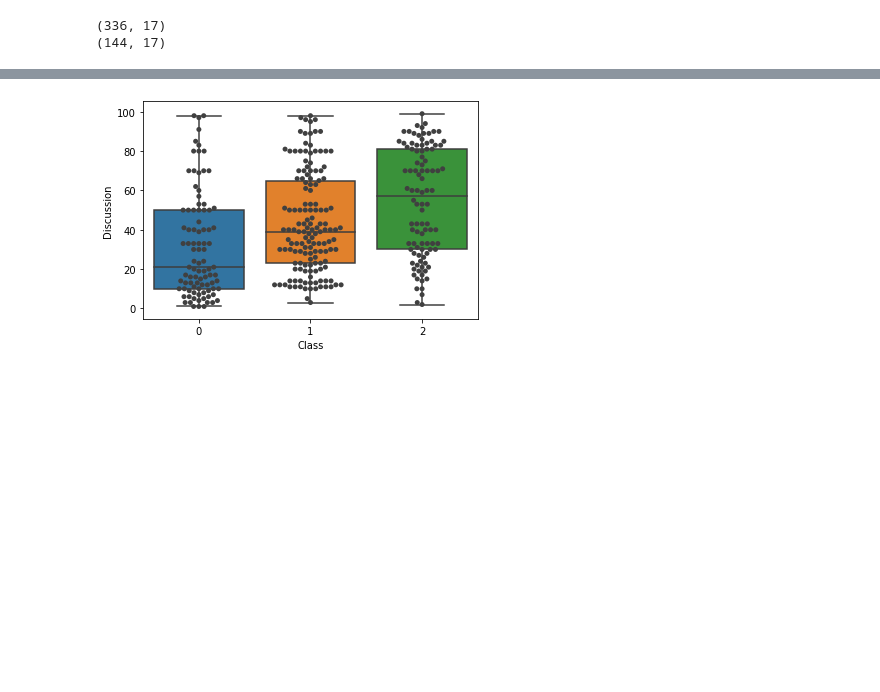
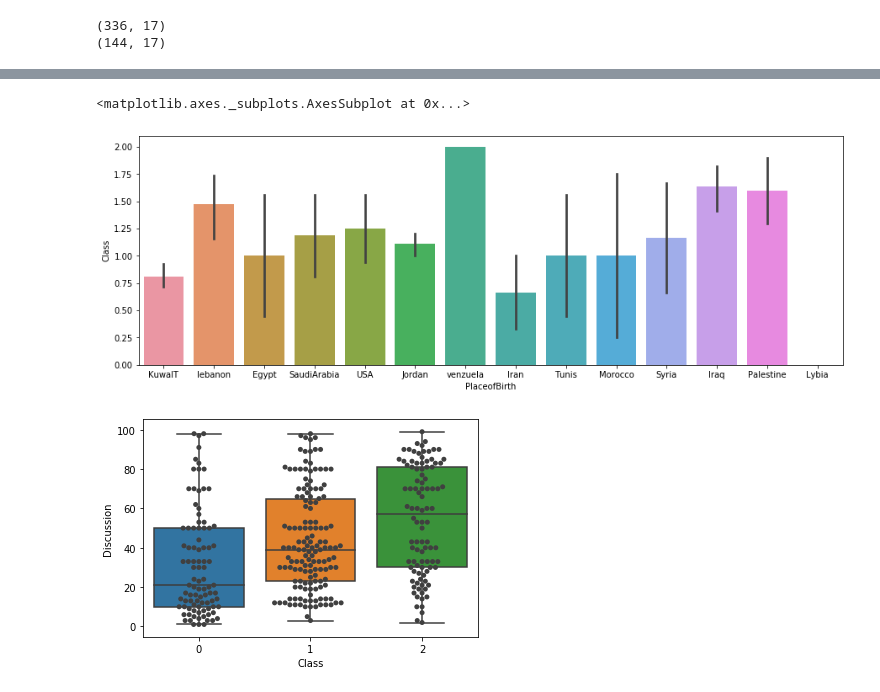
Before and after one commit to Galiold/data-mining-sap, a Jupyter notebook: phase-2/Python/DecisionTree.ipynb, the cells around one changed output, grey strips where cells are left out. Drawn from its saved outputs; the diff is of its cells as text; code cells hidden in the pictures; blank space fills up the shorter version.

```diff
--- a/phase-2/Python/DecisionTree.ipynb
+++ b/phase-2/Python/DecisionTree.ipynb
@@ -77,3 +87,9 @@ print(test.shape)
+# %%
+plt.figure(figsize = (15,5))
+sns.barplot(df.PlaceofBirth, df.Class)
+# %% [output]
+<matplotlib.axes._subplots.AxesSubplot at 0x...>
+[figure, added]
 # %%
 ax = sns.boxplot(x='Class', y='Discussion', data=train)
 ax = sns.swarmplot(x='Class', y = 'Discussion', data=train, color='.25')
```
Also changed, not shown: parts of 10 cells of this notebook.
